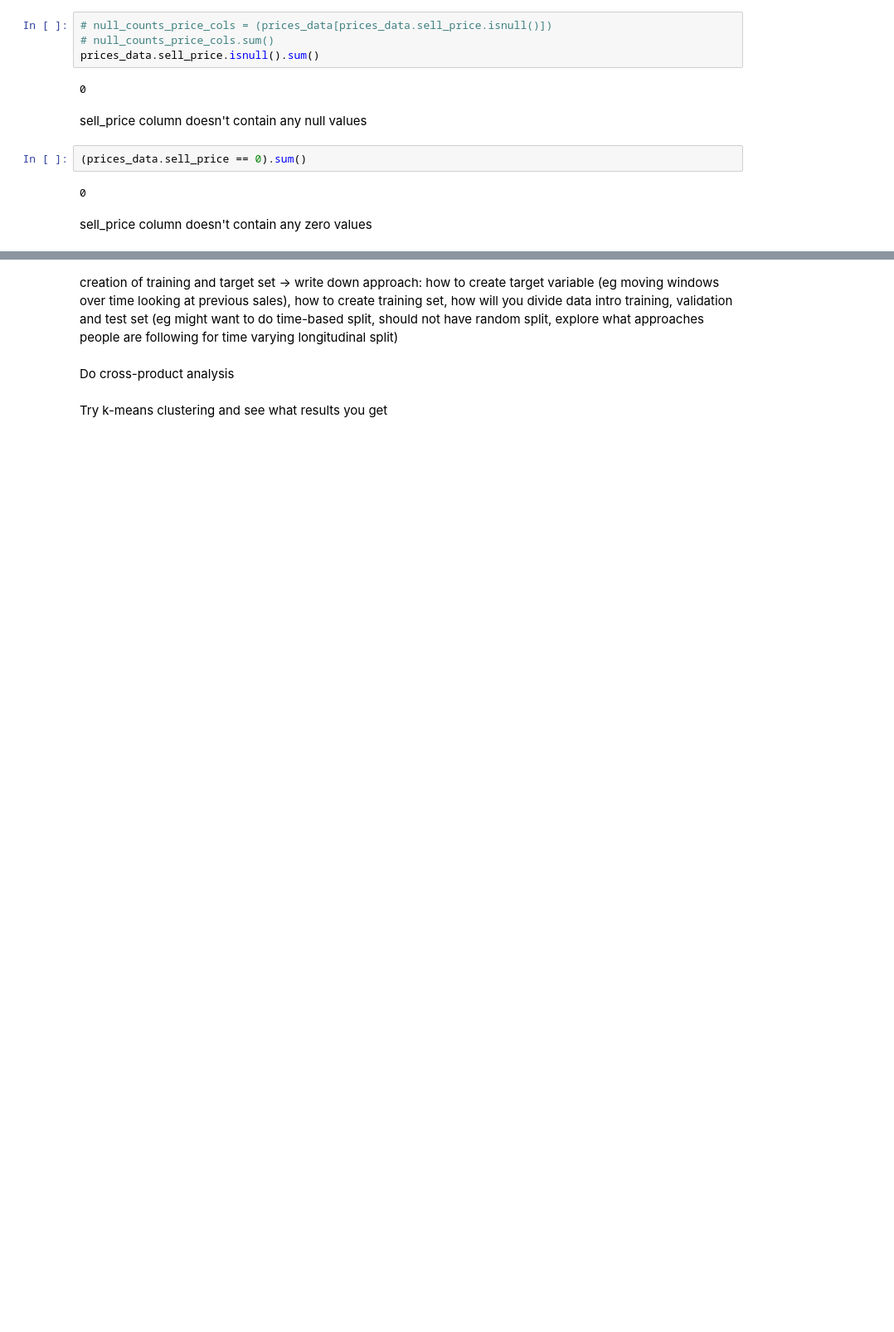
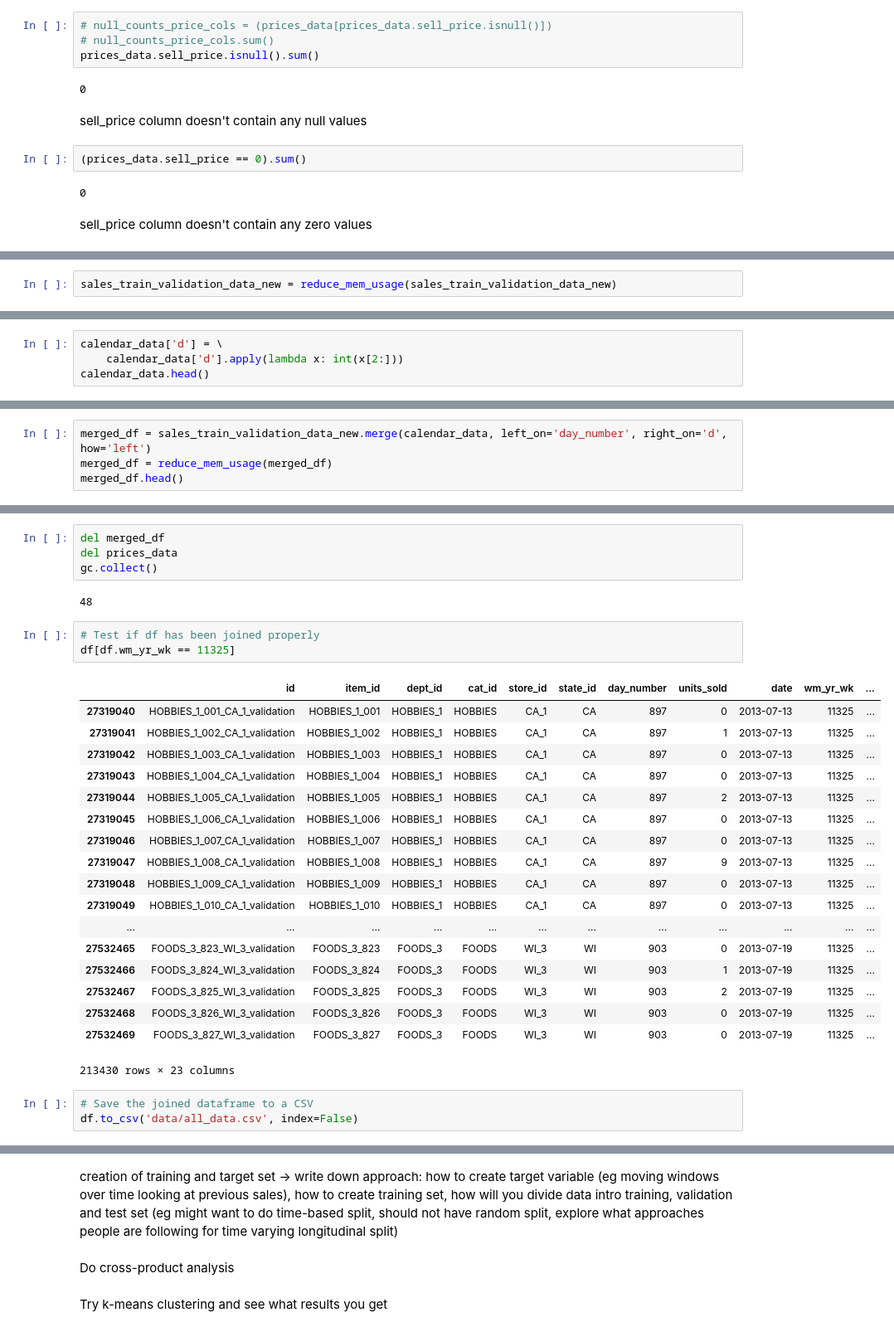
Before and after one commit to atabas/M5-Forecasting-Accuracy, a Jupyter notebook: 1-EDA.ipynb, the cells around one changed output, grey strips where cells are left out. Shown: that part at 83% size. Drawn from its saved outputs; the diff is of its cells as text; blank space fills up the shorter version.

```diff
--- a/1-EDA.ipynb
+++ b/1-EDA.ipynb
@@ -261,0 +325,2 @@ sell_price column doesn't contain any zero values
+# %%
+sales_train_validation_data_new = reduce_mem_usage(sales_train_validation_data_new)
@@ -261,0 +352,4 @@ sell_price column doesn't contain any zero values
+# %%
+calendar_data['d'] = \
+    calendar_data['d'].apply(lambda x: int(x[2:]))
+calendar_data.head()
@@ -261,0 +363,4 @@ sell_price column doesn't contain any zero values
+# %%
+merged_df = sales_train_validation_data_new.merge(calendar_data, left_on='day_number', right_on='d', how='left')
+merged_df = reduce_mem_usage(merged_df)
+merged_df.head()
@@ -261,0 +444,31 @@ sell_price column doesn't contain any zero values
+# %%
+del merged_df
+del prices_data
+gc.collect()
+# %% [output]
+48
+# %%
+# Test if df has been joined properly
+df[df.wm_yr_wk == 11325]
+# %% [output]
+|  | id | item_id | dept_id | cat_id | store_id | state_id | day_number | units_sold | date | wm_yr_wk | ... |
+| 27319040 | HOBBIES_1_001_CA_1_validation | HOBBIES_1_001 | HOBBIES_1 | HOBBIES | CA_1 | CA | 897 | 0 | 2013-07-13 | 11325 | ... |
+| 27319041 | HOBBIES_1_002_CA_1_validation | HOBBIES_1_002 | HOBBIES_1 | HOBBIES | CA_1 | CA | 897 | 1 | 2013-07-13 | 11325 | ... |
+| 27319042 | HOBBIES_1_003_CA_1_validation | HOBBIES_1_003 | HOBBIES_1 | HOBBIES | CA_1 | CA | 897 | 0 | 2013-07-13 | 11325 | ... |
+| 27319043 | HOBBIES_1_004_CA_1_validation | HOBBIES_1_004 | HOBBIES_1 | HOBBIES | CA_1 | CA | 897 | 0 | 2013-07-13 | 11325 | ... |
+| 27319044 | HOBBIES_1_005_CA_1_validation | HOBBIES_1_005 | HOBBIES_1 | HOBBIES | CA_1 | CA | 897 | 2 | 2013-07-13 | 11325 | ... |
+| 27319045 | HOBBIES_1_006_CA_1_validation | HOBBIES_1_006 | HOBBIES_1 | HOBBIES | CA_1 | CA | 897 | 0 | 2013-07-13 | 11325 | ... |
+| 27319046 | HOBBIES_1_007_CA_1_validation | HOBBIES_1_007 | HOBBIES_1 | HOBBIES | CA_1 | CA | 897 | 0 | 2013-07-13 | 11325 | ... |
+| 27319047 | HOBBIES_1_008_CA_1_validation | HOBBIES_1_008 | HOBBIES_1 | HOBBIES | CA_1 | CA | 897 | 9 | 2013-07-13 | 11325 | ... |
+| 27319048 | HOBBIES_1_009_CA_1_validation | HOBBIES_1_009 | HOBBIES_1 | HOBBIES | CA_1 | CA | 897 | 0 | 2013-07-13 | 11325 | ... |
+| 27319049 | HOBBIES_1_010_CA_1_validation | HOBBIES_1_010 | HOBBIES_1 | HOBBIES | CA_1 | CA | 897 | 0 | 2013-07-13 | 11325 | ... |
+| ... | ... | ... | ... | ... | ... | ... | ... | ... | ... | ... | ... |
+| 27532465 | FOODS_3_823_WI_3_validation | FOODS_3_823 | FOODS_3 | FOODS | WI_3 | WI | 903 | 0 | 2013-07-19 | 11325 | ... |
+| 27532466 | FOODS_3_824_WI_3_validation | FOODS_3_824 | FOODS_3 | FOODS | WI_3 | WI | 903 | 1 | 2013-07-19 | 11325 | ... |
+| 27532467 | FOODS_3_825_WI_3_validation | FOODS_3_825 | FOODS_3 | FOODS | WI_3 | WI | 903 | 2 | 2013-07-19 | 11325 | ... |
+| 27532468 | FOODS_3_826_WI_3_validation | FOODS_3_826 | FOODS_3 | FOODS | WI_3 | WI | 903 | 0 | 2013-07-19 | 11325 | ... |
+| 27532469 | FOODS_3_827_WI_3_validation | FOODS_3_827 | FOODS_3 | FOODS | WI_3 | WI | 903 | 0 | 2013-07-19 | 11325 | ... |
+213430 rows × 23 columns
+# %%
+# Save the joined dataframe to a CSV
+df.to_csv('data/all_data.csv', index=False)
```
Also changed, not shown: parts of 47 cells of this notebook.
